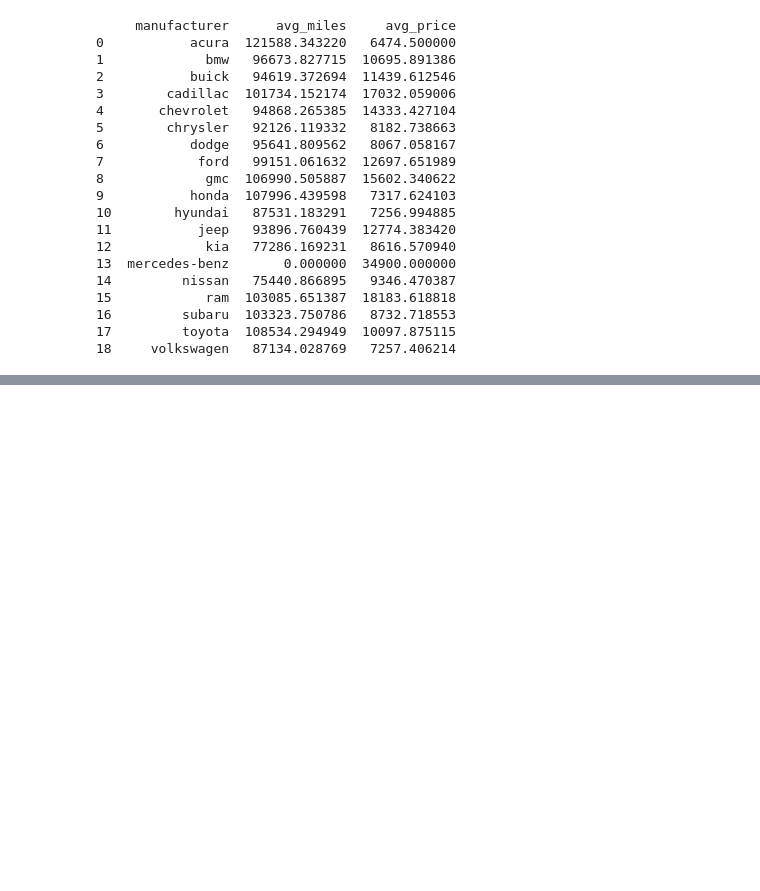
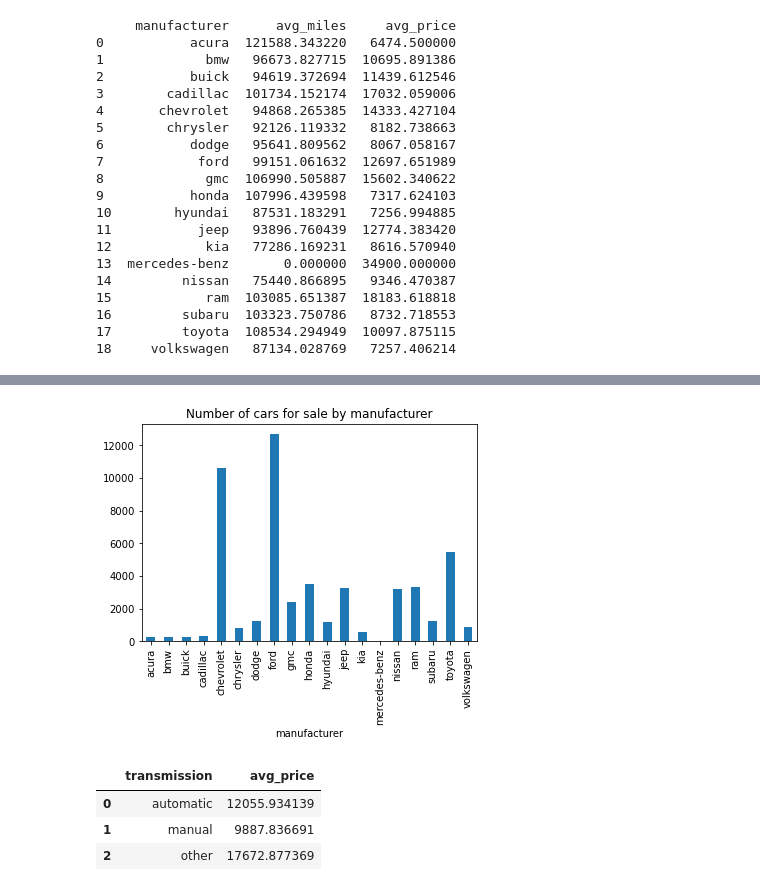
Before and after one commit to imnatec/proj_one, a Jupyter notebook: notebooks/EDA.ipynb, the cells around one changed output, grey strips where cells are left out. Saved outputs shown, nothing was run; the diff lists cells and outputs as text; code cells hidden in the pictures; blank space fills up the shorter version.

```diff
--- a/notebooks/EDA.ipynb
+++ b/notebooks/EDA.ipynb
@@ -148,0 +195,3 @@ ValueError: Mime type rendering requires nbformat>=4.2.0 but it is not installed
+# %%
+df_manufacturer_count = df.groupby('manufacturer').count().reset_index()
+df_manufacturer_count
@@ -148,0 +216,23 @@ ValueError: Mime type rendering requires nbformat>=4.2.0 but it is not installed
+# %%
+df_manufacturer_count.plot(title='Number of cars for sale by manufacturer',
+                           x='manufacturer',
+                           y='price',
+                           kind='bar',
+                           legend=False
+
+
+                          )
+
+plt.show()
+# %% [output]
+[figure, added]
+# %%
+#exploring to see if transmission has an impact on the car costs
+df_transmission = df.groupby('transmission')['price'].mean().reset_index(name='avg_price')
+
+df_transmission
+# %% [output]
+|  | transmission | avg_price |
+| 0 | automatic | 12055.934139 |
+| 1 | manual | 9887.836691 |
+| 2 | other | 17672.877369 |
```
Also changed, not shown: parts of 27 cells of this notebook.
